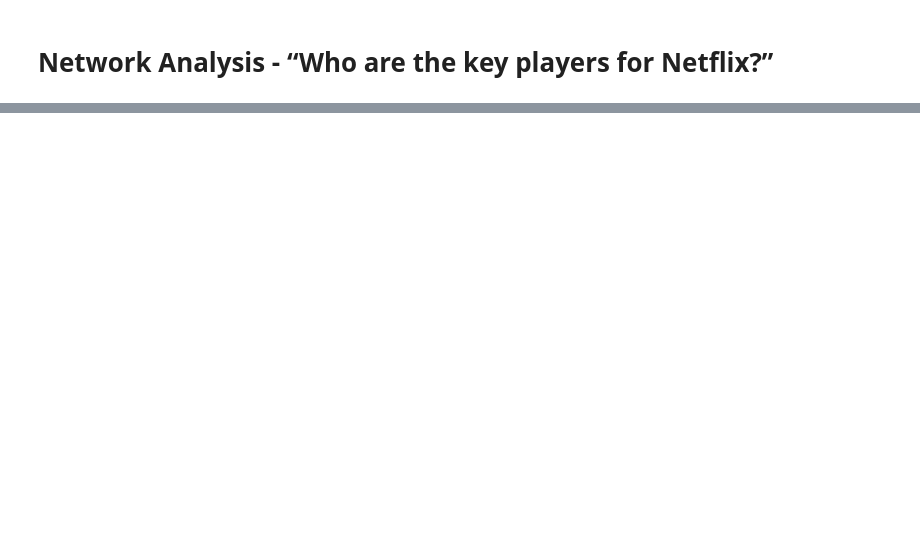
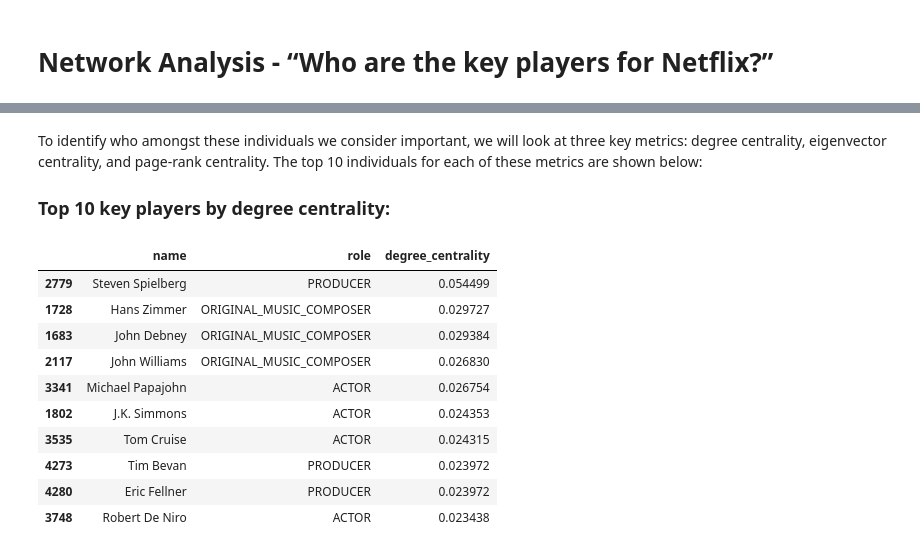
Before and after one commit to AlexCodeGlider/filmStreamingForecast, a Jupyter notebook: NetworkAnalysis(NetflixUS).ipynb, the cells around one changed output, grey strips where cells are left out. Cells and saved outputs as stored; diff of their text form; code cells hidden in the pictures; blank space fills up the shorter version.

```diff
--- a/NetworkAnalysis(NetflixUS).ipynb
+++ b/NetworkAnalysis(NetflixUS).ipynb
@@ -21,0 +138,24 @@ local_talent.describe()
+# %% [markdown]
+To identify who amongst these individuals we consider important, we will look at three key metrics: degree centrality, eigenvector centrality, and page-rank centrality. The top 10 individuals for each of these metrics are shown below:
+### Top 10 key players by degree centrality:
+# %%
+names = local_talent.groupby(['person_id', 'name'])[['person_id', 'name','role']].head(1)
+names.index = names['person_id']
+names.drop('person_id', axis=1, inplace=True)
+deg_cent = pd.DataFrame.from_dict(nx.degree_centrality(S[0]), orient='index', columns=['degree_centrality'])
+eig = pd.DataFrame.from_dict(nx.eigenvector_centrality(S[0]), orient='index', columns=['eigenvector_centrality'])
+page_rank = pd.DataFrame.from_dict(nx.pagerank(S[0], alpha = 0.85), orient='index', columns=['page_rank_centrality'])
+centralities = pd.concat([names, deg_cent, eig, page_rank], axis=1).dropna()
+centralities[['name', 'role', 'degree_centrality']].sort_values('degree_centrality', ascending=False).head(10)
+# %% [output]
+|  | name | role | degree_centrality |
+| 2779 | Steven Spielberg | PRODUCER | 0.054499 |
+| 1728 | Hans Zimmer | ORIGINAL_MUSIC_COMPOSER | 0.029727 |
+| 1683 | John Debney | ORIGINAL_MUSIC_COMPOSER | 0.029384 |
+| 2117 | John Williams | ORIGINAL_MUSIC_COMPOSER | 0.026830 |
+| 3341 | Michael Papajohn | ACTOR | 0.026754 |
+| 1802 | J.K. Simmons | ACTOR | 0.024353 |
+| 3535 | Tom Cruise | ACTOR | 0.024315 |
+| 4273 | Tim Bevan | PRODUCER | 0.023972 |
+| 4280 | Eric Fellner | PRODUCER | 0.023972 |
+| 3748 | Robert De Niro | ACTOR | 0.023438 |
```
Also changed, not shown: parts of 25 cells of this notebook, 3 other files.
